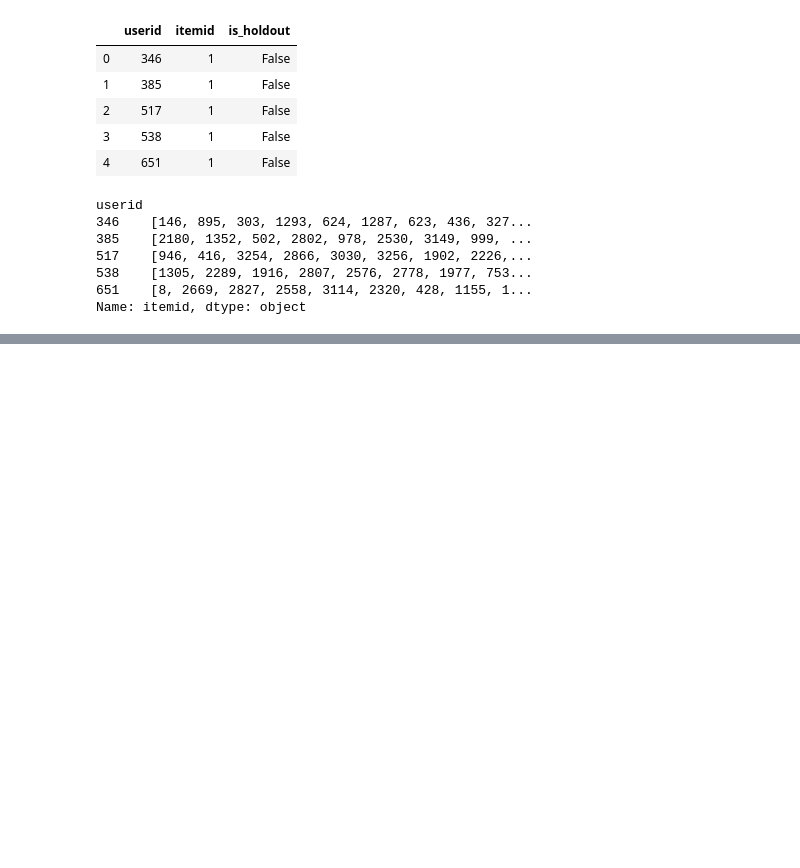
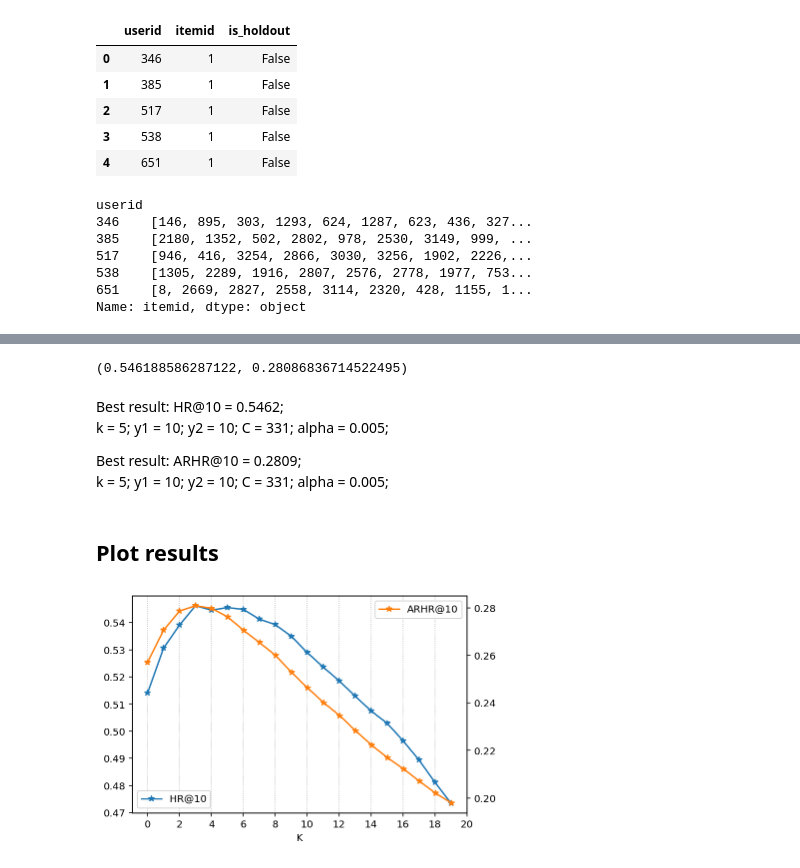
Before and after one commit to AlbMLpy/Recommender-Systems, a Jupyter notebook: RecWalk_Yahoo.ipynb, the cells around one changed output, grey strips where cells are left out. Cells and saved outputs as stored; diff of their text form; code cells hidden in the pictures; blank space fills up the shorter version.

```diff
--- a/RecWalk_Yahoo.ipynb
+++ b/RecWalk_Yahoo.ipynb
@@ -100,7 +38,6 @@ train, holdout = split_holdout(  # test
     feedback = 'is_holdout',
     random_state = rs
 )
-holdout.index = holdout.userid
 # %%
 assert not train.is_holdout.any()
 assert holdout.is_holdout.all()
@@ -248,0 +186,43 @@ np.savez_compressed('W_model_SLIM.npz', WSlim = WSlim)
+# %%
+def evaluate(scores, holdout_items, holdout_unseen, topk=10):
+    rows = np.arange(len(holdout_items))
+    holdout_scores = scores[rows, holdout_items]
+    random_scores = scores[
+        np.broadcast_to(rows[:, None], holdout_unseen.shape),
+        holdout_unseen
+    ]
+
+    test_scores = np.concatenate((holdout_scores[:, None], random_scores), axis=1)
+    top_recs = np.apply_along_axis(topk_idx, 1, test_scores, topk)
+    _, rec_pos = np.where(top_recs == 0) # holdout has index 0 by construction
+
+    hr = len(rec_pos) / len(holdout_items)
+    arhr = np.reciprocal(rec_pos + 1.).sum() / len(holdout_items)
+    return hr, arhr
+# %%
+# Make a few more steps to future to capture intersactions between items:
+K = 20
+
+n_users = rating_matrix.shape[0]
+k_step_matrix = transition_matrix[:n_users, :].toarray()
+transition_matrix = transition_matrix.tocsc()
+
+metrics = []
+for k in track(range(K)):
+    k_step_matrix = transition_matrix.T.dot(k_step_matrix.T).T
+    prediction_matrix = k_step_matrix[:, n_users:]
+    metrics.append(
+        evaluate(prediction_matrix, holdout_items, unseen_samples)
+    )
+# %%
+metrics[3] # k = 5 -> 3 elem.
+# %% [output]
+(0.546188586287122, 0.28086836714522495)
+# %% [markdown]
+Best result: HR@10 = 0.5462;
+k = 5; y1 = 10; y2 = 10; C = 331; alpha = 0.005;
+
+Best result: ARHR@10 = 0.2809;
+k = 5; y1 = 10; y2 = 10; C = 331; alpha = 0.005;
+# %% [markdown]
+## Plot results
@@ -248,0 +232,14 @@ np.savez_compressed('W_model_SLIM.npz', WSlim = WSlim)
+# %%
+hr, arhr = zip(*metrics)
+# %%
+ax1 = pd.Series(hr).plot(linestyle='-', marker='*', label='HR@10')
+ax2 = pd.Series(arhr).plot(secondary_y=True, linestyle='-', marker='*', label='ARHR@10')
+
+ax1.set_xlabel('K')
+ax1.xaxis.grid(True, linestyle=':')
+ax1.set_xticks(range(0, 22, 2))
+ax1.legend(loc=3)
+
+ax2.legend(loc=0);
+# %% [output]
+[figure, added]
```
Also changed, not shown: parts of 40 cells of this notebook, 1 other file.
